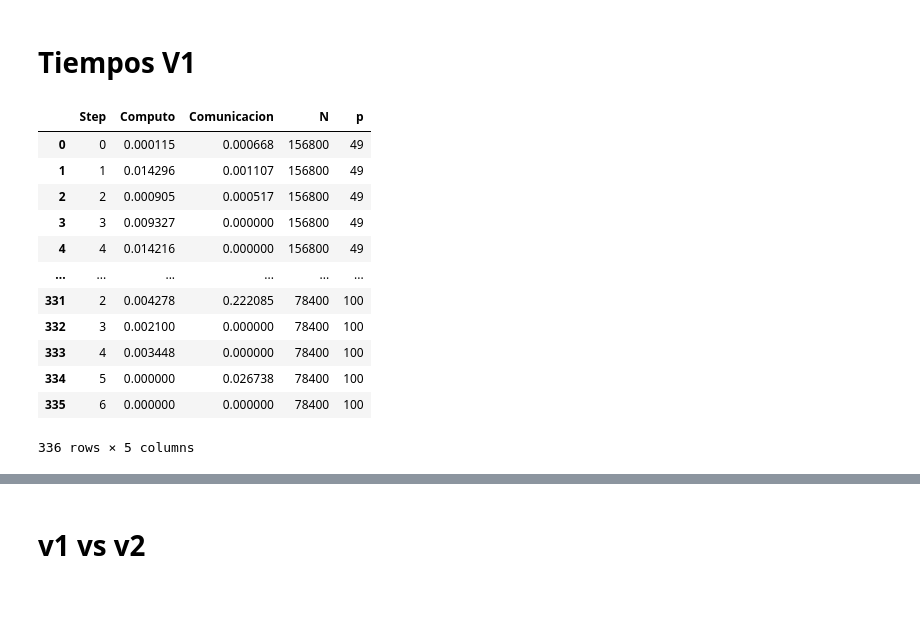
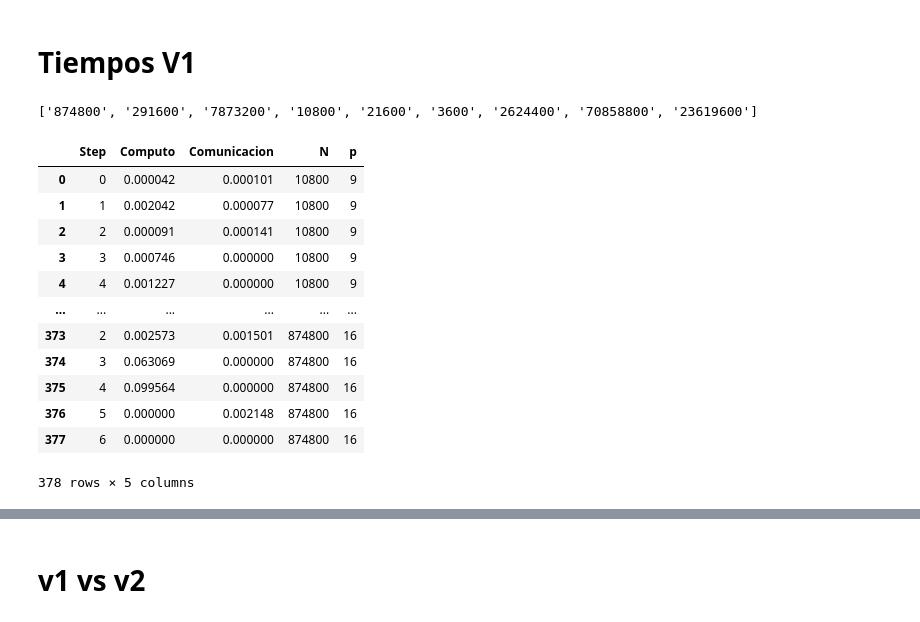
Before and after one commit to marcelino123455/ProyectoParalela, a Jupyter notebook: graficador.ipynb, the cells around one changed output, grey strips where cells are left out. Cells and saved outputs as stored; diff of their text form; code cells hidden in the pictures.

```diff
--- a/graficador.ipynb
+++ b/graficador.ipynb
@@ -8,34 +8,41 @@ import numpy as np
 # %%
 TIEMPOS_DIR = "./tiempos/v1"
 
 procesos = os.listdir(TIEMPOS_DIR)
+
+DATA_DIR = "./data"
+
+N_s = os.listdir(DATA_DIR)
+print(N_s)
+
 # print(procesos)
 
 all_data = []
 for p in procesos:
     path_tiempos = os.path.join(TIEMPOS_DIR, p)
     csv_path = os.path.join(path_tiempos, "tiempos.csv")
     df = pd.read_csv(csv_path)
     df['p'] = int(p)
     all_data.append(df)
 
 
 df_all = pd.concat(all_data, ignore_index=True)
 display(df_all)
 # %% [output]
+['874800', '291600', '7873200', '10800', '21600', '3600', '2624400', '70858800', '23619600']
 |  | Step | Computo | Comunicacion | N | p |
-| 0 | 0 | 0.000115 | 0.000668 | 156800 | 49 |
-| 1 | 1 | 0.014296 | 0.001107 | 156800 | 49 |
-| 2 | 2 | 0.000905 | 0.000517 | 156800 | 49 |
-| 3 | 3 | 0.009327 | 0.000000 | 156800 | 49 |
-| 4 | 4 | 0.014216 | 0.000000 | 156800 | 49 |
+| 0 | 0 | 0.000042 | 0.000101 | 10800 | 9 |
+| 1 | 1 | 0.002042 | 0.000077 | 10800 | 9 |
+| 2 | 2 | 0.000091 | 0.000141 | 10800 | 9 |
+| 3 | 3 | 0.000746 | 0.000000 | 10800 | 9 |
+| 4 | 4 | 0.001227 | 0.000000 | 10800 | 9 |
 | ... | ... | ... | ... | ... | ... |
-| 331 | 2 | 0.004278 | 0.222085 | 78400 | 100 |
-| 332 | 3 | 0.002100 | 0.000000 | 78400 | 100 |
-| 333 | 4 | 0.003448 | 0.000000 | 78400 | 100 |
-| 334 | 5 | 0.000000 | 0.026738 | 78400 | 100 |
-| 335 | 6 | 0.000000 | 0.000000 | 78400 | 100 |
+| 373 | 2 | 0.002573 | 0.001501 | 874800 | 16 |
+| 374 | 3 | 0.063069 | 0.000000 | 874800 | 16 |
+| 375 | 4 | 0.099564 | 0.000000 | 874800 | 16 |
+| 376 | 5 | 0.000000 | 0.002148 | 874800 | 16 |
+| 377 | 6 | 0.000000 | 0.000000 | 874800 | 16 |
-336 rows × 5 columns
+378 rows × 5 columns
 # %%
 df_filtered = df_all[df_all['Step'] != 6]
 df_filtered = df_filtered[df_filtered['Step'] != 0]
```
Also changed, not shown: parts of 4 cells of this notebook, 30 other files.
